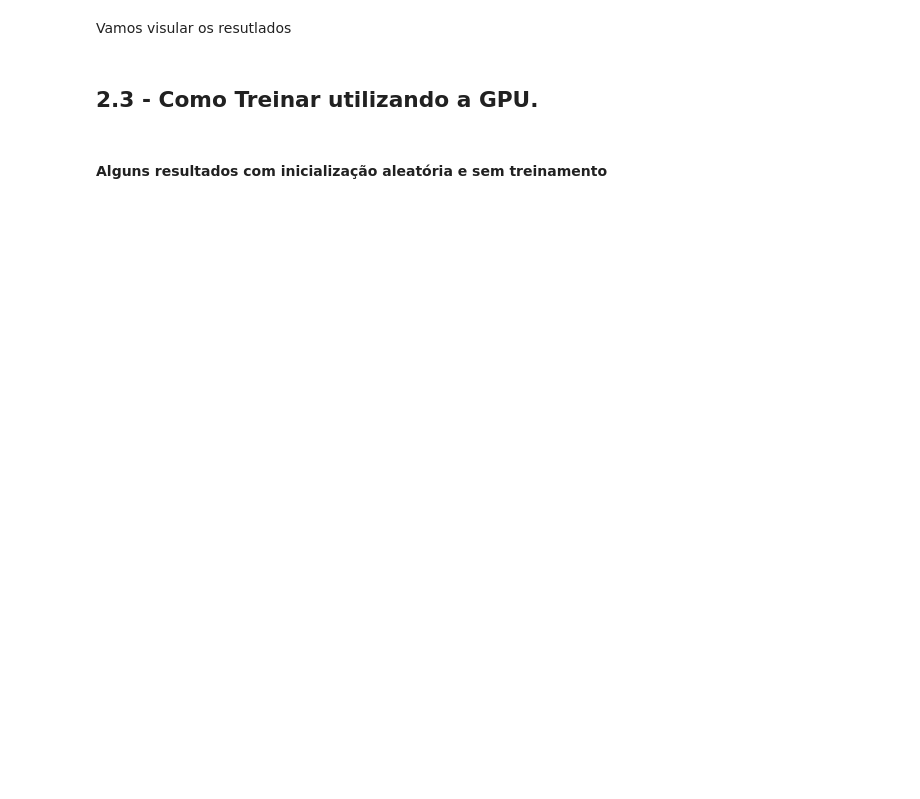
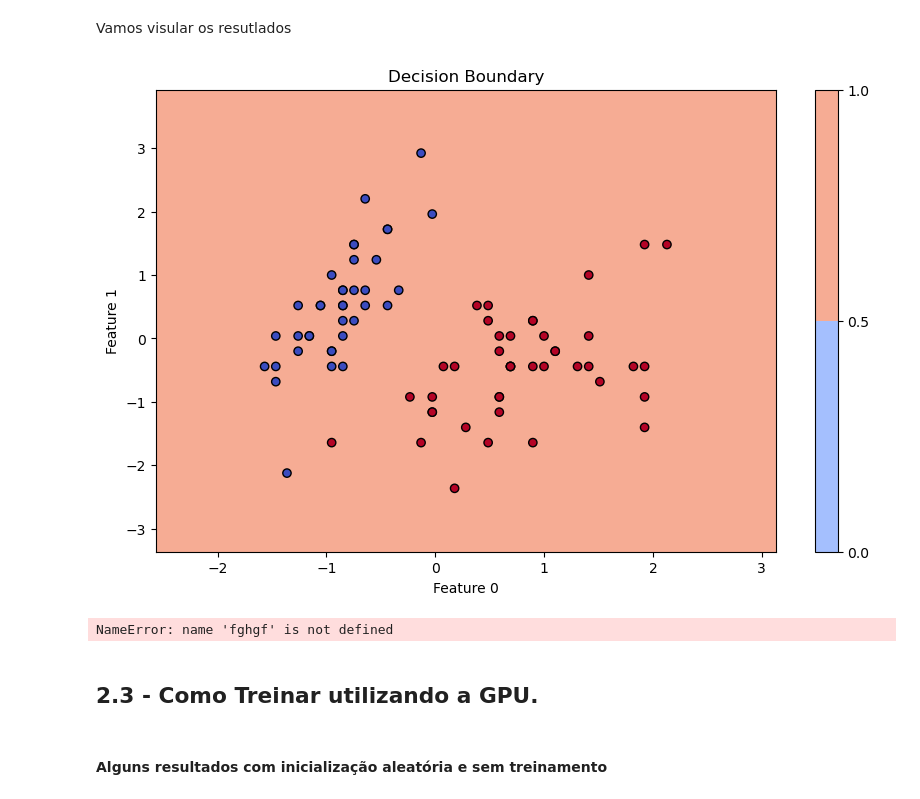
Before and after one commit to Coffee4MePlz/Notebooks_NN_Physics, a Jupyter notebook: 02-Perceptron-iris.ipynb, the cells around one changed output. Drawn from its saved outputs; the diff is of its cells as text; code cells hidden in the pictures; blank space fills up the shorter version.

```diff
--- a/02-Perceptron-iris.ipynb
+++ b/02-Perceptron-iris.ipynb
@@ -523,3 +571,11 @@ Vamos visular os resutlados
+# %%
+plot_decision_boundary(X_train, y_train, perceptron, [0, 1])
+# %% [output]
+[figure, added]
+# %%
+fghgf
+# %% [output]
+NameError: name 'fghgf' is not defined
 # %% [markdown]
 ## 2.3 - Como Treinar utilizando a GPU.
 # %%
```
Also changed, not shown: parts of 17 cells of this notebook.
